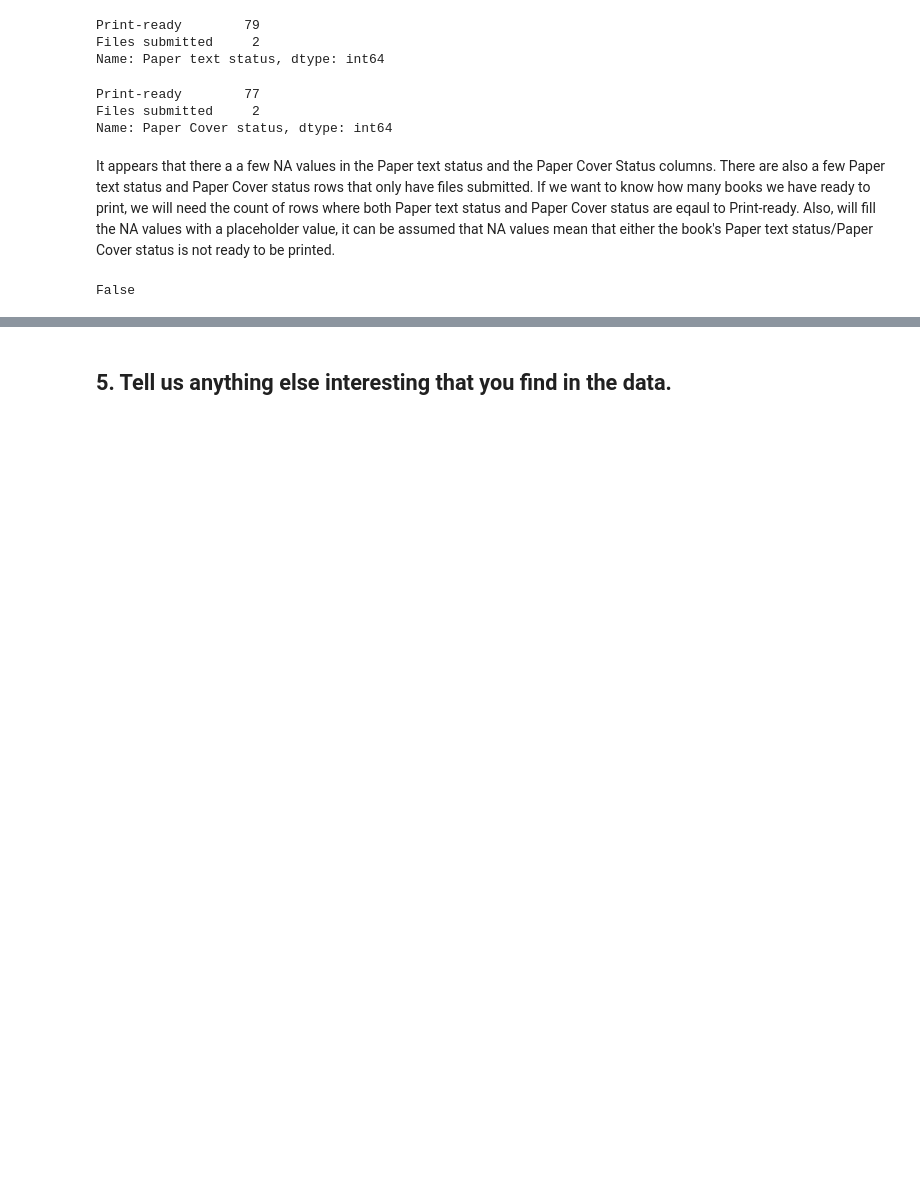
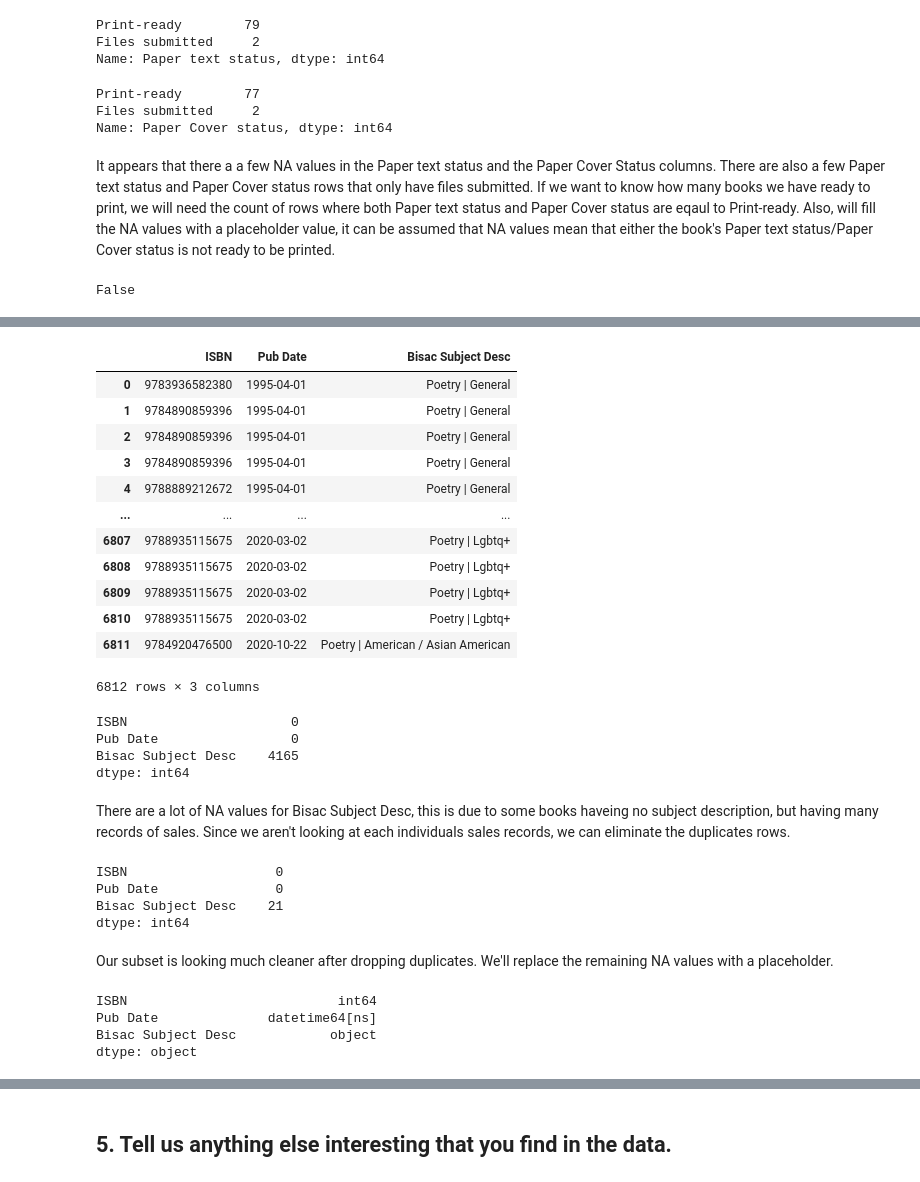
Before and after one commit to Achan40/uofc-data-analyst-challenge, a Jupyter notebook: notebook/answer.ipynb, the cells around one changed output, grey strips where cells are left out. Saved outputs shown, nothing was run; the diff lists cells and outputs as text; code cells hidden in the pictures; blank space fills up the shorter version.

```diff
--- a/notebook/answer.ipynb
+++ b/notebook/answer.ipynb
@@ -218,0 +240,30 @@ q3.groupby(['BISAC Status','Format','Paper text status','Paper Cover status']).s
+# %%
+# Make a copy of CrystalReportViewer
+q4 = TMD
+# Merge CrystalReportViewer and Sales_Detail_History using the ISBN as a primary key
+q4 = q4.merge(CISPUB, left_on='ISBN13', right_on='ISBN')[['ISBN', 'Pub Date','Bisac Subject Desc']]
+q4
+# %% [output]
+|  | ISBN | Pub Date | Bisac Subject Desc |
+| 0 | 9783936582380 | 1995-04-01 | Poetry | General |
+| 1 | 9784890859396 | 1995-04-01 | Poetry | General |
+| 2 | 9784890859396 | 1995-04-01 | Poetry | General |
+| 3 | 9784890859396 | 1995-04-01 | Poetry | General |
+| 4 | 9788889212672 | 1995-04-01 | Poetry | General |
+| ... | ... | ... | ... |
+| 6807 | 9788935115675 | 2020-03-02 | Poetry | Lgbtq+ |
+| 6808 | 9788935115675 | 2020-03-02 | Poetry | Lgbtq+ |
+| 6809 | 9788935115675 | 2020-03-02 | Poetry | Lgbtq+ |
+| 6810 | 9788935115675 | 2020-03-02 | Poetry | Lgbtq+ |
+| 6811 | 9784920476500 | 2020-10-22 | Poetry | American / Asian American |
+6812 rows × 3 columns
+# %%
+# Checking if there are any NA values
+q4.isnull().sum()
+# %% [output]
+ISBN                     0
+Pub Date                 0
+Bisac Subject Desc    4165
+dtype: int64
+# %% [markdown]
+There are a lot of NA values for Bisac Subject Desc, this is due to some books haveing no subject description, but having many records of sales. Since we aren't looking at each individuals sales records, we can eliminate the duplicates rows.
@@ -218,0 +273,10 @@ q3.groupby(['BISAC Status','Format','Paper text status','Paper Cover status']).s
+# %%
+# Checking if there are any NA values
+q4.isnull().sum()
+# %% [output]
+ISBN                   0
+Pub Date               0
+Bisac Subject Desc    21
+dtype: int64
+# %% [markdown]
+Our subset is looking much cleaner after dropping duplicates. We'll replace the remaining NA values with a placeholder.
@@ -218,0 +285,8 @@ q3.groupby(['BISAC Status','Format','Paper text status','Paper Cover status']).s
+# %%
+# Checking Types
+q4.dtypes
+# %% [output]
+ISBN                           int64
+Pub Date              datetime64[ns]
+Bisac Subject Desc            object
+dtype: object
```
Also changed, not shown: parts of 19 cells of this notebook.
